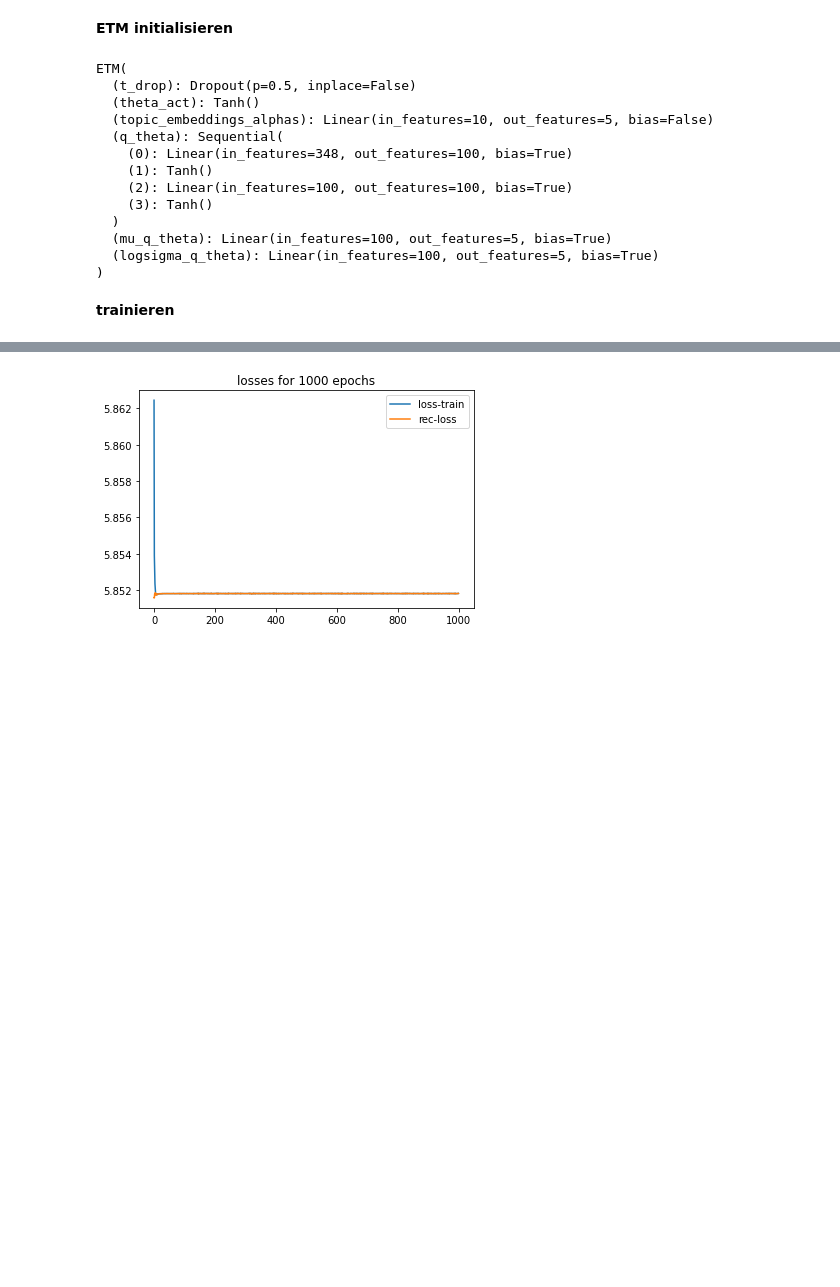
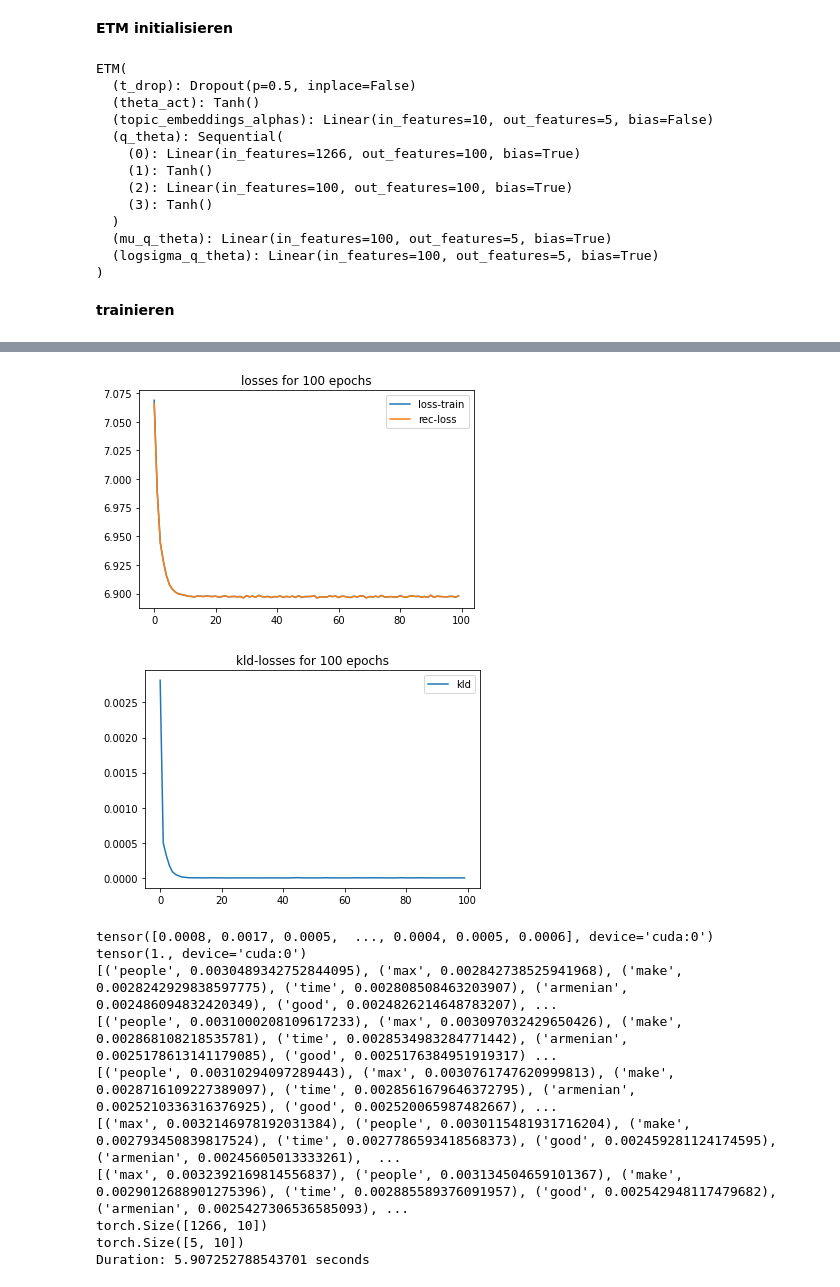
Before and after one commit to hanhluukim/replication-topic-modelling-in-embedding-space, a Jupyter notebook: notebook_replication.ipynb, the cells around one changed output, grey strips where cells are left out. Cells and saved outputs as stored; diff of their text form; code cells hidden in the pictures; blank space fills up the shorter version.

Commit message:
update notebook with lda, topicCoherrence

```diff
--- a/notebook_replication.ipynb
+++ b/notebook_replication.ipynb
@@ -183,12 +232,16 @@ train_docs_df
 # %%
 from src.embedding import WordEmbeddingCreator
 from pathlib import Path
-save_path = Path.joinpath(Path.cwd(), "vocab_embedding.txt")
+
+save_path = Path.joinpath(Path.cwd(), f'prepared_data/min_df_{min_df}')
+figures_path = Path.joinpath(Path.cwd(), f'figures/min_df_{min_df}')
+Path(figures_path).mkdir(parents=True, exist_ok=True)
+
 wb_creator = WordEmbeddingCreator(model_name="cbow", documents = docs_tr, save_path= save_path)
 wb_creator.train(min_count=0, embedding_size= 10)
 vocab = list(word2id.keys())
 wb_creator.create_and_save_vocab_embedding(vocab, save_path)
-wb_creator.cluster_words(embedding_save_path = save_path, fig_path = Path('figures'), n_components=2)
+wb_creator.cluster_words(save_path, figures_path, n_components=2, text = False)
 # %% [output]
 word-embedding train begins
 word-embedding train finished
@@ -320,11 +362,13 @@ class OptimizerArguments:
             self.lr = lr
             self.wdecay = wdecay
 
-train_args = TrainArguments(epochs=1000, batch_size=6, log_interval=None)
+train_args = TrainArguments(epochs=100, batch_size=6, log_interval=None)
 optimizer_args = OptimizerArguments(optimizer_name="adam", lr=0.001, wdecay=0.1)
 print(train_args.epochs)
 print(optimizer_args.optimizer)
 
+from src.embedding import read_prefitted_embedding
+embedding_data = read_prefitted_embedding(vocab, save_path)
 num_topics = 5
 t_hidden_size = 100
 rho_size = len(embedding_data[0])
@@ -351,7 +395,7 @@ ETM(
   (theta_act): Tanh()
   (topic_embeddings_alphas): Linear(in_features=10, out_features=5, bias=False)
   (q_theta): Sequential(
-    (0): Linear(in_features=348, out_features=100, bias=True)
+    (0): Linear(in_features=1266, out_features=100, bias=True)
     (1): Tanh()
     (2): Linear(in_features=100, out_features=100, bias=True)
     (3): Tanh()
@@ -362,11 +406,23 @@ ETM(
 # %% [markdown]
 **trainieren**
 # %%
-# start training
+#--------------------------training----------------------------------------------------
 train_class = TrainETM().train(
     etm_model,
     vocab_size,
     train_args, optimizer_args, train_set,
-    normalize_data = True)
-    #num_topics, t_hidden_size, rho_size, emb_size, theta_act, embedding_data, 0.5)
+    normalize_data = True,
+    figures_path = figures_path)
+    #num_topics, t_hidden_size, rho_size, emb_size, theta_act,  embedding_data, 0.5)
+
+#-------------------show topics
+topics = etm_model.show_topics(id2word, 20)
+for tp in topics:
+  print(tp)
+
+#----------------
+from src.visualization import show_embedding_with_kmeans_umap
+show_embedding_with_kmeans_umap(
+    id2word, embedding_data, num_topics, etm_model.topic_embeddings_alphas.weight,
+    figures_path)
 # %% [output]
@@ -390 +446,12 @@ Epoch: 999/1000  -  Loss: 5.851809978485107      Rec: 5.851809978485107
-[figure, old version]
+[figure, new version]
+[figure, added]
+tensor([0.0008, 0.0017, 0.0005,  ..., 0.0004, 0.0005, 0.0006], device='cuda:0')
+tensor(1., device='cuda:0')
+[('people', 0.0030489342752844095), ('max', 0.002842738525941968), ('make', 0.0028242929838597775), ('time', 0.002808508463203907), ('armenian', 0.002486094832420349), ('good', 0.0024826214648783207), ...
+[('people', 0.0031000208109617233), ('max', 0.003097032429650426), ('make', 0.002868108218535781), ('time', 0.0028534983284771442), ('armenian', 0.0025178613141179085), ('good', 0.0025176384951919317) ...
+[('people', 0.00310294097289443), ('max', 0.0030761747620999813), ('make', 0.0028716109227389097), ('time', 0.0028561679646372795), ('armenian', 0.0025210336316376925), ('good', 0.002520065987482667), ...
+[('max', 0.0032146978192031384), ('people', 0.0030115481931716204), ('make', 0.002793450839817524), ('time', 0.0027786593418568373), ('good', 0.002459281124174595), ('armenian', 0.00245605013333261),  ...
+[('max', 0.0032392169814556837), ('people', 0.003134504659101367), ('make', 0.0029012688901275396), ('time', 0.002885589376091957), ('good', 0.002542948117479682), ('armenian', 0.0025427306536585093), ...
+torch.Size([1266, 10])
+torch.Size([5, 10])
+Duration: 5.907252788543701 seconds
```
Also changed, not shown: parts of 21 cells of this notebook.
